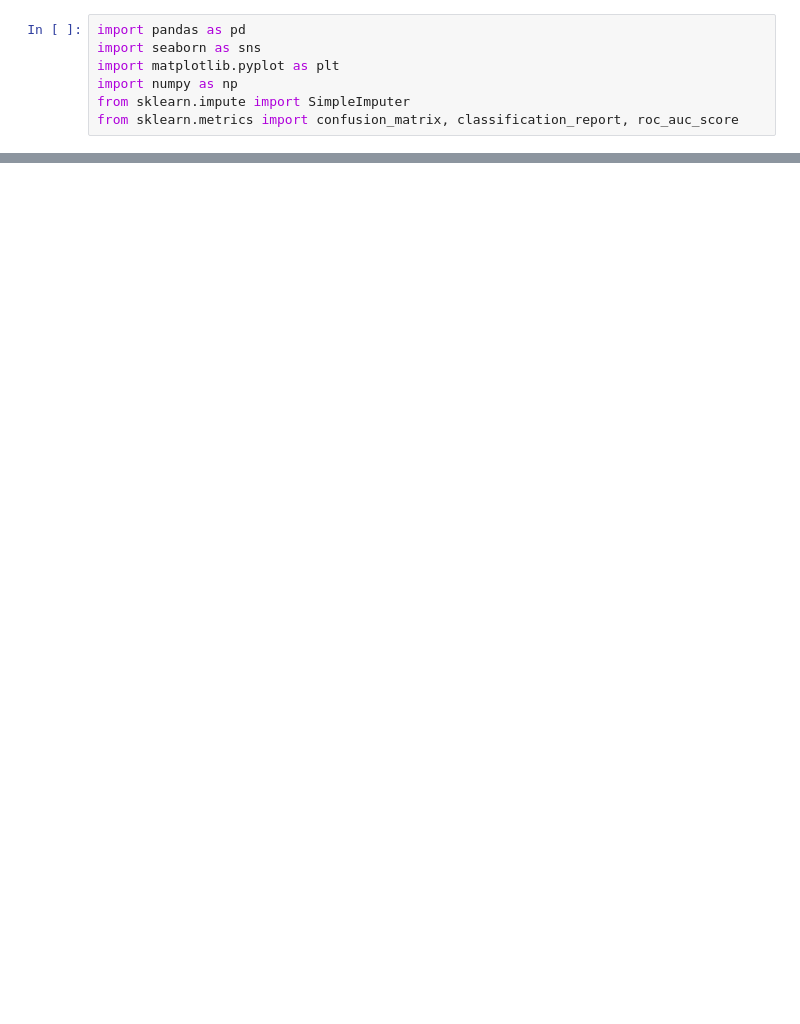
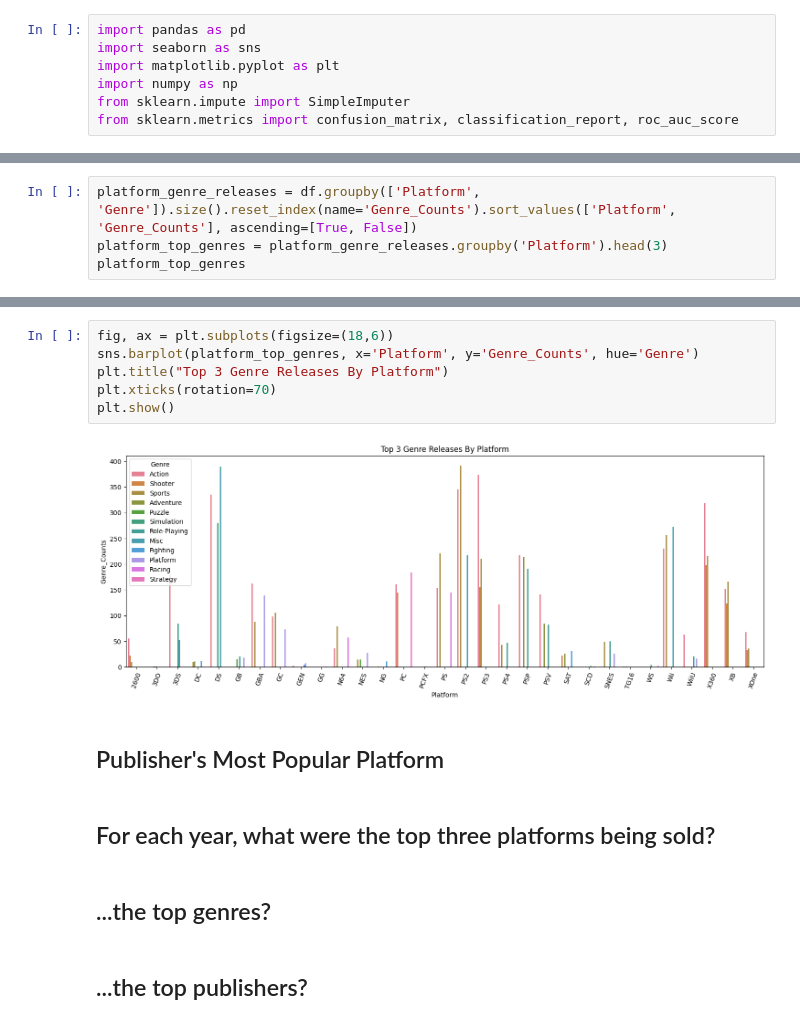
Before and after one commit to cafesmire/notebooks, a Jupyter notebook: video_game_sales/videogame_eda.ipynb, the cells around one changed output, grey strips where cells are left out. Cells and saved outputs as stored; diff of their text form; blank space fills up the shorter version.

```diff
--- a/video_game_sales/videogame_eda.ipynb
+++ b/video_game_sales/videogame_eda.ipynb
@@ -106,0 +131,4 @@ dtype: int64
+# %%
+platform_genre_releases = df.groupby(['Platform', 'Genre']).size().reset_index(name='Genre_Counts').sort_values(['Platform', 'Genre_Counts'], ascending=[True, False])
+platform_top_genres = platform_genre_releases.groupby('Platform').head(3)
+platform_top_genres
@@ -106,0 +149,16 @@ dtype: int64
+# %%
+fig, ax = plt.subplots(figsize=(18,6))
+sns.barplot(platform_top_genres, x='Platform', y='Genre_Counts', hue='Genre')
+plt.title("Top 3 Genre Releases By Platform")
+plt.xticks(rotation=70)
+plt.show()
+# %% [output]
+[figure, added]
+# %% [markdown]
+## Publisher's Most Popular Platform
+# %% [markdown]
+## For each year, what were the top three platforms being sold?
+# %% [markdown]
+## ...the top genres?
+# %% [markdown]
+## ...the top publishers?
```
Also changed, not shown: parts of 15 cells of this notebook.
